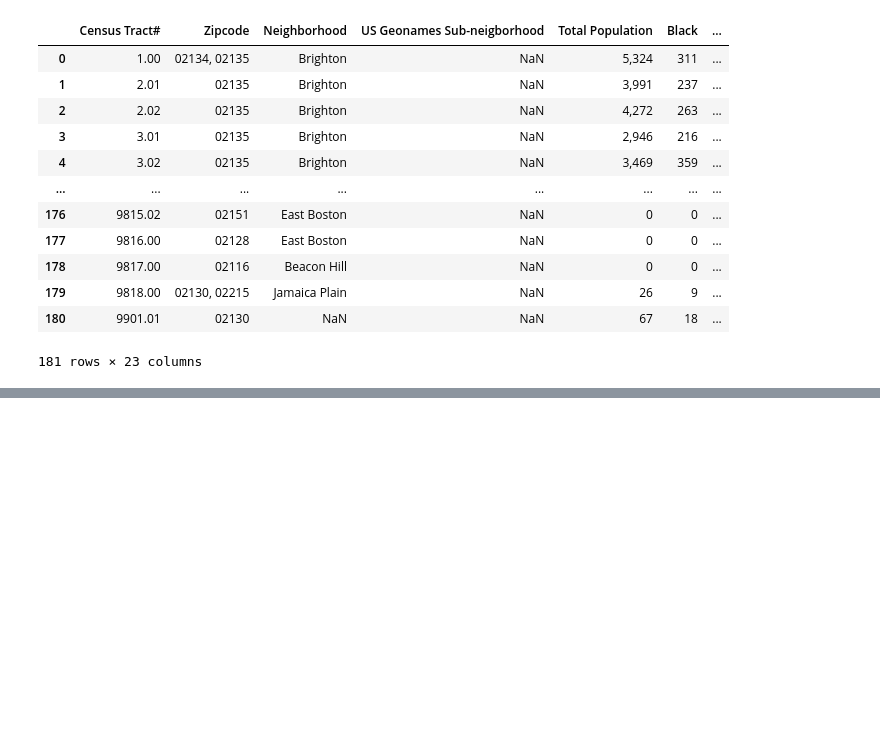
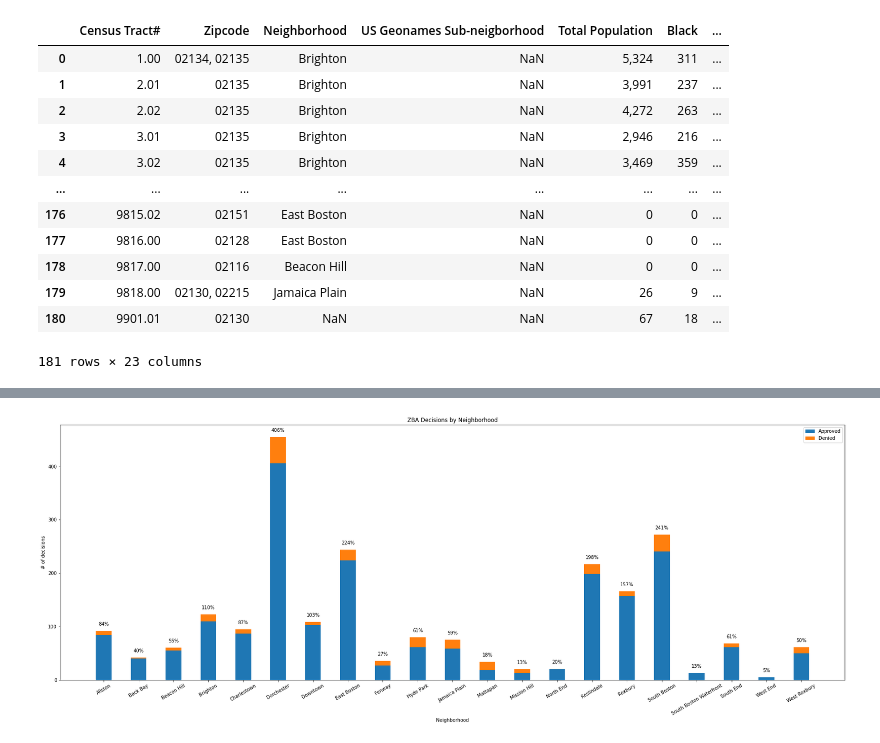
Before and after one commit to BU-Spark/CS506-Fall2020-Projects, a Jupyter notebook: bay_state_banner/deliverable_1/zba_analysis.ipynb, the cells around one changed output, grey strips where cells are left out. Drawn from its saved outputs; the diff is of its cells as text; code cells hidden in the pictures; blank space fills up the shorter version.

```diff
--- a/bay_state_banner/deliverable_1/zba_analysis.ipynb
+++ b/bay_state_banner/deliverable_1/zba_analysis.ipynb
@@ -222,4 +249,6 @@ decisions_with_demos
 # %%
 grouped_neighs = decisions_with_demos.groupby('Neighborhood')
-grouped_neighs_approved_size = grouped_neighs.filter(lambda row: row['Decision (Approve/Reject)'] == 'Approved').agg("size")
+grouped_neighs_size = grouped_neighs.agg("size")
+grouped_neighs_approved = decisions_with_demos[decisions_with_demos['Decision (Approve/Reject)'] == 'Approved'].groupby('Neighborhood')
+grouped_neighs_approved_size = grouped_neighs_approved.agg("size")
 grouped_neighs_approved_size
@@ -227,0 +273,33 @@ grouped_neighs_approved_size/grouped_neighs.agg("size")
+# %%
+num_approved = grouped_neighs_approved_size.values
+num_denied = np.array(grouped_neighs_size.values) - np.array(grouped_neighs_approved_size.values)
+width = 0.45
+
+plt.figure(figsize=[30, 10])
+plt.title("ZBA Decisions by Neighborhood")
+plt.xlabel("Neighborhood")
+plt.ylabel("# of decisions")
+
+ind = np.arange(len(grouped_neighs))
+p1 = plt.bar(ind, num_approved, width, label="Approved")
+p2 = plt.bar(ind, num_denied, width, bottom=num_approved, label="Denied")
+
+plt.legend()
+plt.xticks(ind, np.array(grouped_neighs_size.index), rotation=30)
+
+def autolabel(rects):
+    """
+    Attach a text label above each bar displaying its height
+    """
+    for i in range(len(rects)):
+        rect = rects[i]
+        height = rect.get_height()
+        plt.text(rect.get_x() + rect.get_width()/2., grouped_neighs_size[i] + 8,
+                '%d%%' % int(height),
+                ha='center', va='bottom')
+
+autolabel(p1)
+
+plt.show()
+# %% [output]
+[figure, added]
```
Also changed, not shown: parts of 12 cells of this notebook.
